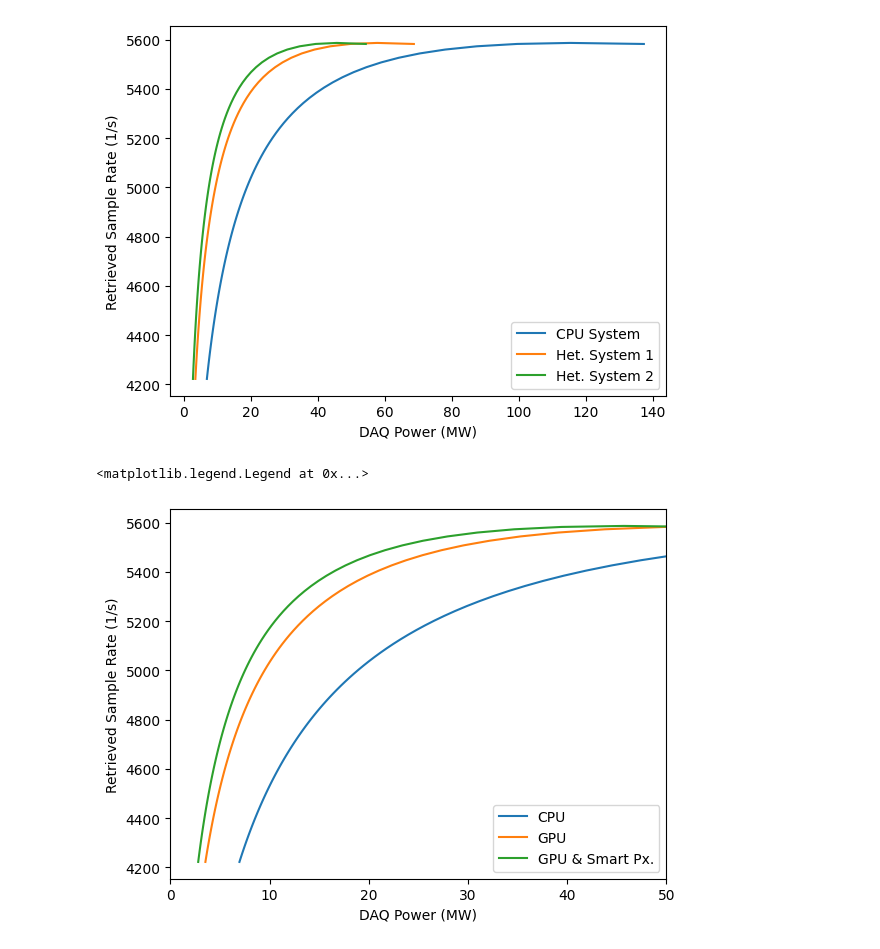
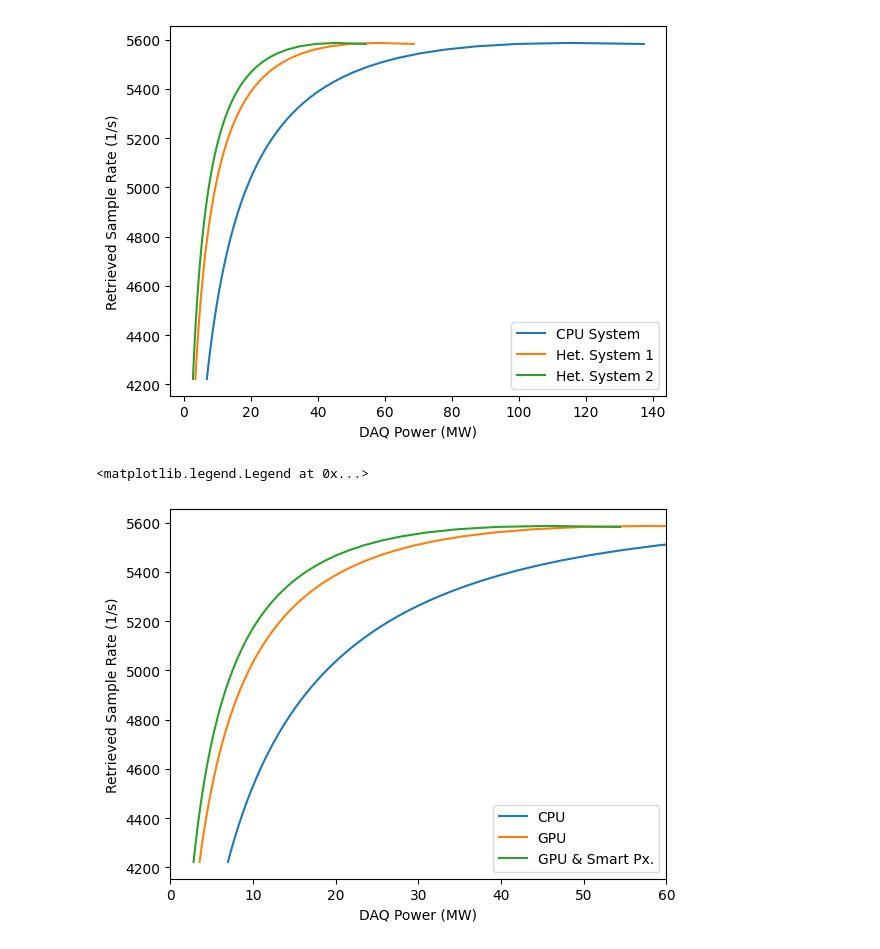
Before and after one commit to wilkieolin/system_flow, a Jupyter notebook: vary_hlt.ipynb, the cells around one changed output. Drawn from its saved outputs; the diff is of its cells as text; code cells hidden in the pictures.

```diff
--- a/vary_hlt.ipynb
+++ b/vary_hlt.ipynb
@@ -174,12 +223,12 @@ plt.legend()
 # %%
 plt.plot(run5_metrics["power"] / 1e6, run5_metrics["productivity"], label = "CPU")
 plt.plot(run5_gpu_metrics["power"] / 1e6, run5_gpu_metrics["productivity"], label = "GPU")
 plt.plot(run5_smartpx_metrics["power"] / 1e6, run5_smartpx_metrics["productivity"], label = "GPU & Smart Px.")
 #plt.plot(run5_smartpx_uled_metrics["power"] / 1e6, run5_smartpx_uled_metrics["recall"], label = "Het. System 3")
 plt.ylabel("Retrieved Sample Rate (1/s)")
 plt.xlabel("DAQ Power (MW)")
-plt.xlim(0, 50)
+plt.xlim(0, 60)
 plt.legend()
 # %% [output]
 <matplotlib.legend.Legend at 0x...>
-[figure, old version]
+[figure, new version]
```
Also changed, not shown: parts of 4 cells of this notebook, 6 other files.
